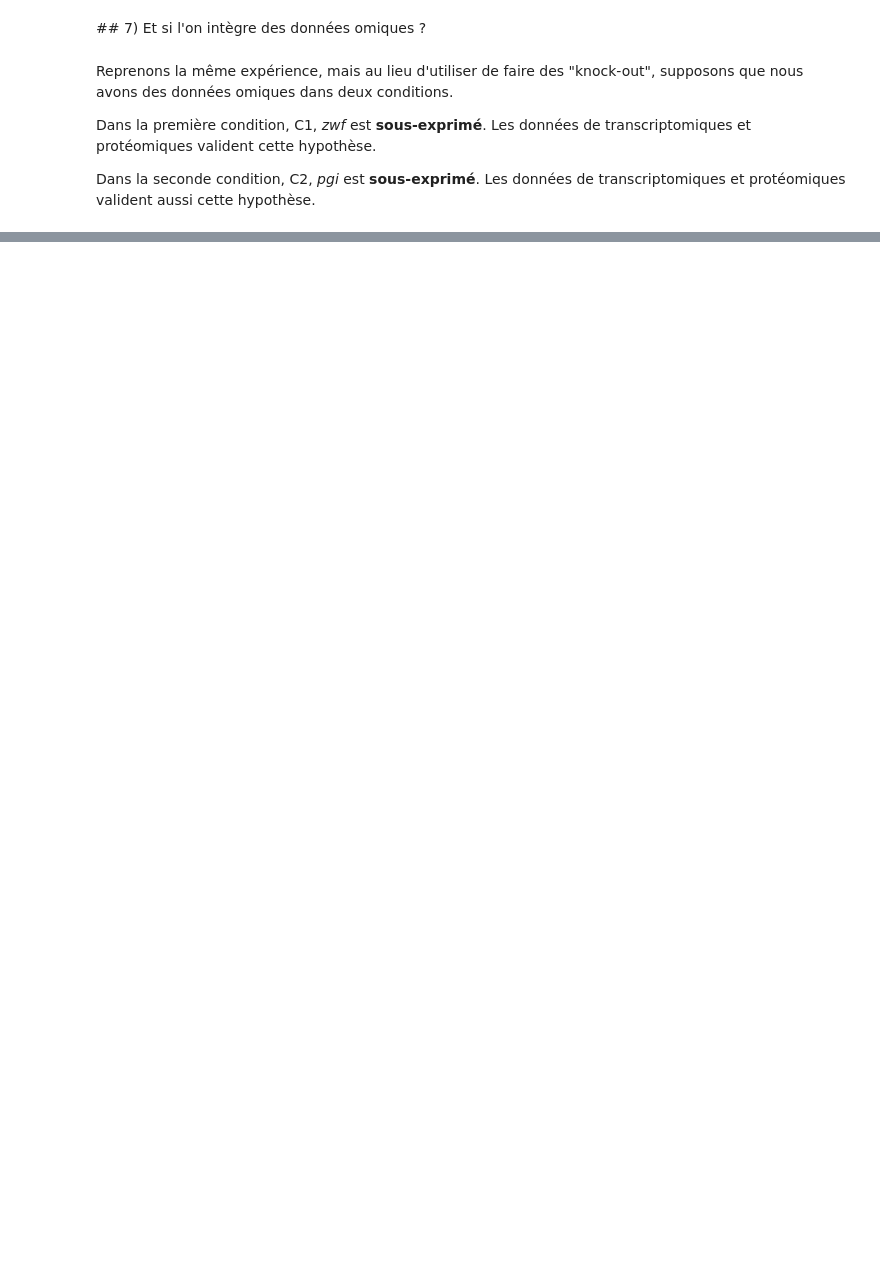
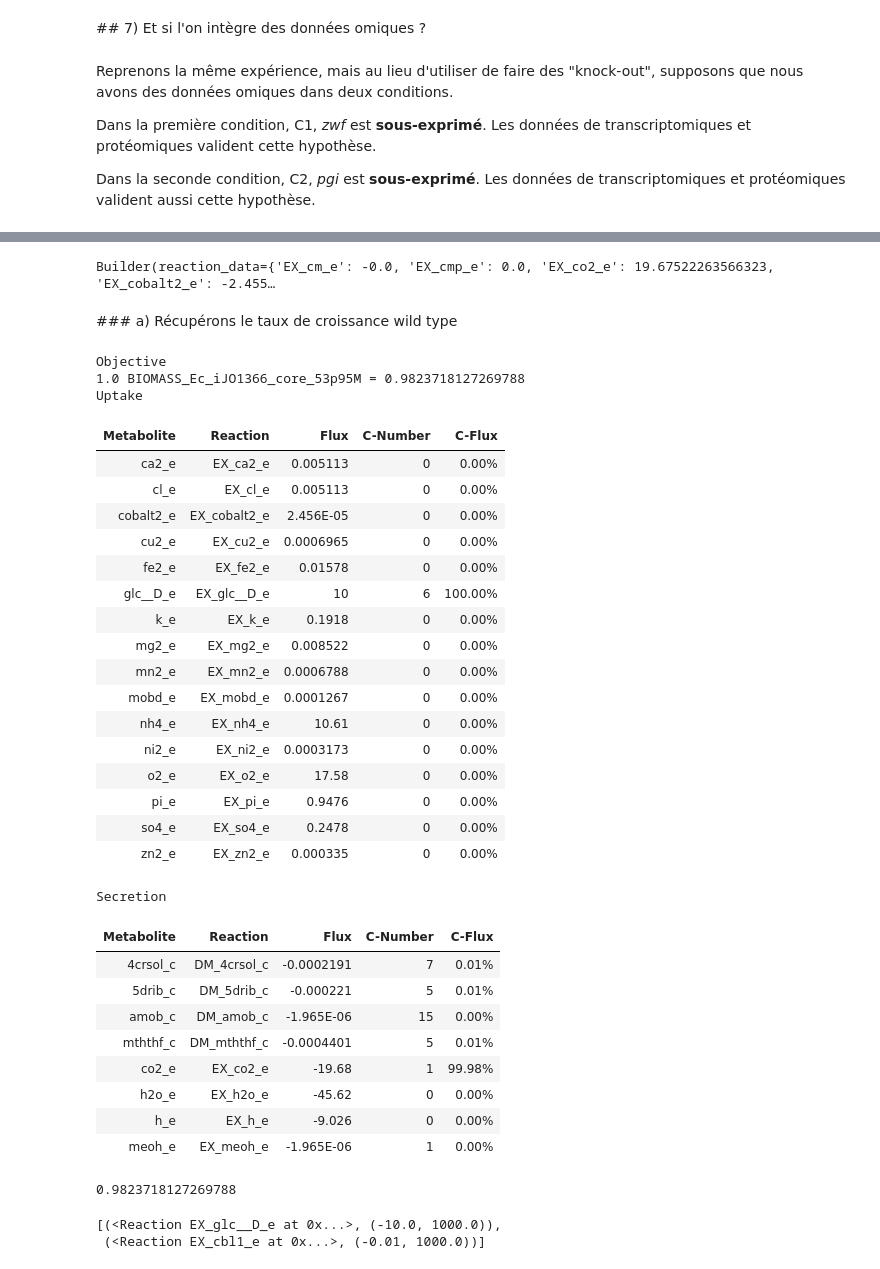
Before and after one commit to maxm4/metabolic-modelling, a Jupyter notebook: Modélisation_du_métabolisme.ipynb, the cells around one changed output, grey strips where cells are left out. Saved outputs shown, nothing was run; the diff lists cells and outputs as text; code cells hidden in the pictures; blank space fills up the shorter version.

```diff
--- a/Modélisation_du_métabolisme.ipynb
+++ b/Modélisation_du_métabolisme.ipynb
@@ -291,0 +464,2 @@ Et C2 se traduit donc par des bornes (-1.0, 1.0) au lieu de (-1000.0, 1000.0) po
+# %%
+model = cobra.io.read_sbml_model('iJO1366.xml')
@@ -291,0 +488,39 @@ Et C2 se traduit donc par des bornes (-1.0, 1.0) au lieu de (-1000.0, 1000.0) po
+# %%
+builder
+# %% [output]
+Builder(reaction_data={'EX_cm_e': -0.0, 'EX_cmp_e': 0.0, 'EX_co2_e': 19.67522263566323, 'EX_cobalt2_e': -2.455…
+# %% [markdown]
+### a) Récupérons le taux de croissance wild type
+# %%
+model.summary()
+# %% [output]
+Objective
+1.0 BIOMASS_Ec_iJO1366_core_53p95M = 0.9823718127269788
+Uptake
+| Metabolite | Reaction | Flux | C-Number | C-Flux |
+| ca2_e | EX_ca2_e | 0.005113 | 0 | 0.00% |
+| cl_e | EX_cl_e | 0.005113 | 0 | 0.00% |
+| cobalt2_e | EX_cobalt2_e | 2.456E-05 | 0 | 0.00% |
+| cu2_e | EX_cu2_e | 0.0006965 | 0 | 0.00% |
+| fe2_e | EX_fe2_e | 0.01578 | 0 | 0.00% |
+| glc__D_e | EX_glc__D_e | 10 | 6 | 100.00% |
+| k_e | EX_k_e | 0.1918 | 0 | 0.00% |
+| mg2_e | EX_mg2_e | 0.008522 | 0 | 0.00% |
+| mn2_e | EX_mn2_e | 0.0006788 | 0 | 0.00% |
+| mobd_e | EX_mobd_e | 0.0001267 | 0 | 0.00% |
+| nh4_e | EX_nh4_e | 10.61 | 0 | 0.00% |
+| ni2_e | EX_ni2_e | 0.0003173 | 0 | 0.00% |
+| o2_e | EX_o2_e | 17.58 | 0 | 0.00% |
+| pi_e | EX_pi_e | 0.9476 | 0 | 0.00% |
+| so4_e | EX_so4_e | 0.2478 | 0 | 0.00% |
+| zn2_e | EX_zn2_e | 0.000335 | 0 | 0.00% |
+Secretion
+| Metabolite | Reaction | Flux | C-Number | C-Flux |
+| 4crsol_c | DM_4crsol_c | -0.0002191 | 7 | 0.01% |
+| 5drib_c | DM_5drib_c | -0.000221 | 5 | 0.01% |
+| amob_c | DM_amob_c | -1.965E-06 | 15 | 0.00% |
+| mththf_c | DM_mththf_c | -0.0004401 | 5 | 0.01% |
+| co2_e | EX_co2_e | -19.68 | 1 | 99.98% |
+| h2o_e | EX_h2o_e | -45.62 | 0 | 0.00% |
+| h_e | EX_h_e | -9.026 | 0 | 0.00% |
+| meoh_e | EX_meoh_e | -1.965E-06 | 1 | 0.00% |
@@ -291,0 +529,9 @@ Et C2 se traduit donc par des bornes (-1.0, 1.0) au lieu de (-1000.0, 1000.0) po
+# %%
+fluxes.fluxes['BIOMASS_Ec_iJO1366_core_53p95M']
+# %% [output]
+0.9823718127269788
+# %%
+[(ex, ex.bounds) for ex in model.exchanges if ex.bounds[0] not in [0, -1000]]
+# %% [output]
+[(<Reaction EX_glc__D_e at 0x...>, (-10.0, 1000.0)),
+ (<Reaction EX_cbl1_e at 0x...>, (-0.01, 1000.0))]
```
Also changed, not shown: parts of 110 cells of this notebook, 2 other files.
